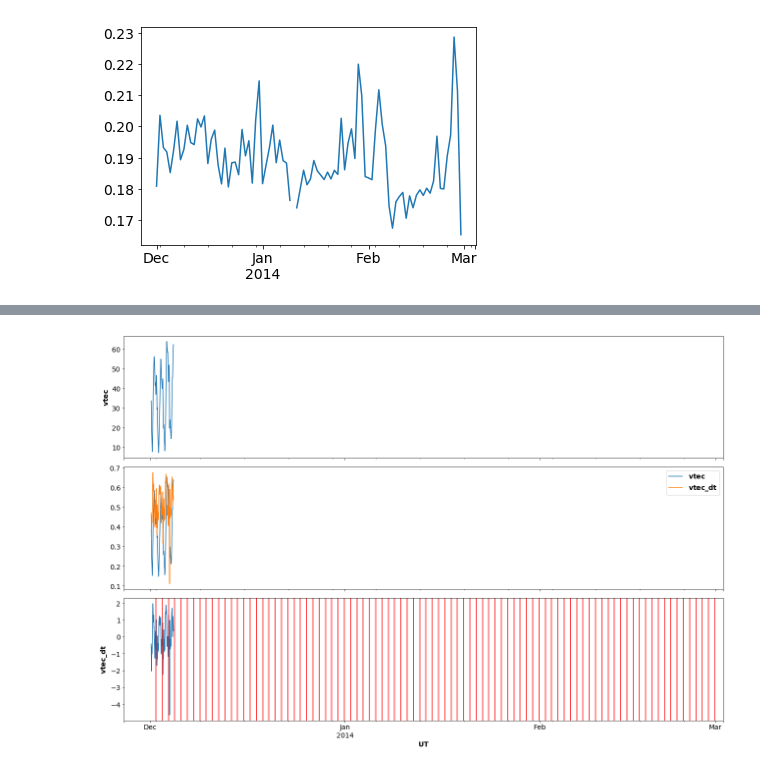
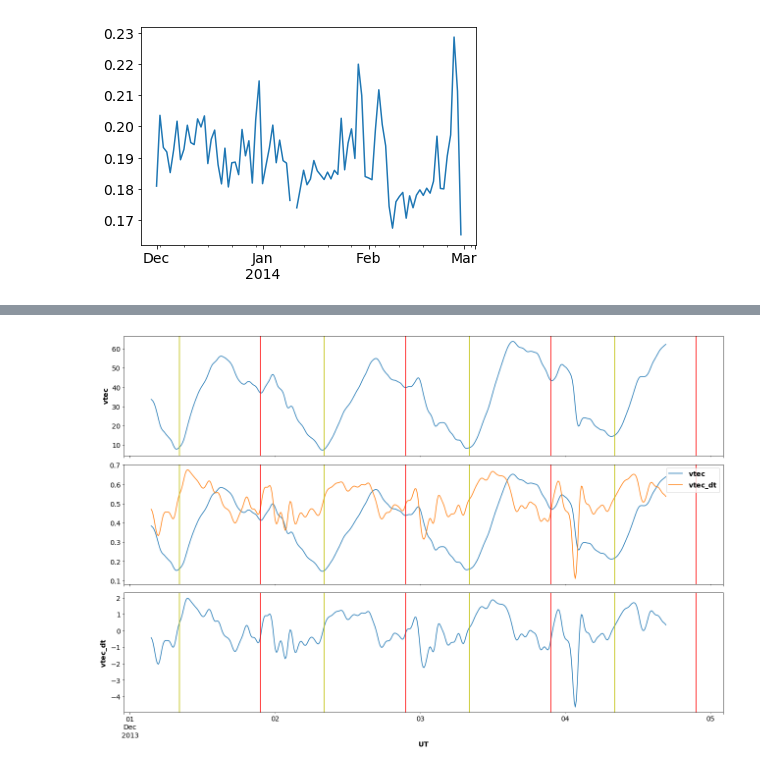
Before and after one commit to retiarus/correlation_vtec_s4, a Jupyter notebook: 08_plots_one_vs_one.ipynb, the cells around one changed output, grey strips where cells are left out. Saved outputs shown, nothing was run; the diff lists cells and outputs as text; code cells hidden in the pictures.

Commit message:
fix plot, add the sunrise and the sunset vertical line

```diff
--- a/08_plots_one_vs_one.ipynb
+++ b/08_plots_one_vs_one.ipynb
@@ -66,33 +52,41 @@ df.head(8)
 # %%
 a = 0
 b = 512
+
 fig, ax = plt.subplots(3, 1, sharex=True)
 figsize=(18, 12)
 df['vtec'][a:b].plot(figsize=figsize, ax=ax[0])
 df['vtec_dt'][a:b].plot(figsize=figsize, ax=ax[2])
 
 vtec_min = df['vtec'].min()
 vtec_max = df['vtec'].max()
 scale_vtec = Scale(vtec_min, vtec_max)
 vtec_scale = pd.Series(scale_vtec(df['vtec'].values), index=df.index.values)
 
 vtec_dt_min = df['vtec_dt'].min()
 vtec_dt_max = df['vtec_dt'].max()
 scale_vtec_dt = Scale(vtec_dt_min, vtec_dt_max)
 vtec_dt_scale = pd.Series(scale_vtec_dt(df['vtec_dt'].values), index=df.index.values)
 
 vtec_scale[a:b].plot(figsize=figsize, ax=ax[1], label=r"$\bf vtec$")
 vtec_dt_scale[a:b].plot(figsize=figsize, ax=ax[1], label=r"$\bf vtec\_dt$")
 ax[1].legend(loc="upper right")
 
 ax[0].set(ylabel=r"$\bf vtec$")
 ax[2].set(ylabel=r"$\bf vtec\_dt$")
 ax[2].set(xlabel=r"$\bf UT$")
 
-for i in set_of_sunset:
-    ax[2].axvline(x=i, color='r')
+#set_of_sunrise = find_set_sunrise(df[a:b], lat, long)
+#for ax_i in ax:
+#    for i in set_of_sunrise:
+#        ax_i.axvline(x=i, color='y')
+
+#set_of_sunset = find_set_sunset(df[a:b], lat, long)
+#for ax_i in ax:
+#    for i in set_of_sunset:
+#        ax_i.axvline(x=i, color='r')
 
 fig.tight_layout()
 plt.show()
 # %% [output]
-[figure, old version]
+[figure, new version]
```
Also changed, not shown: parts of 6 cells of this notebook.
